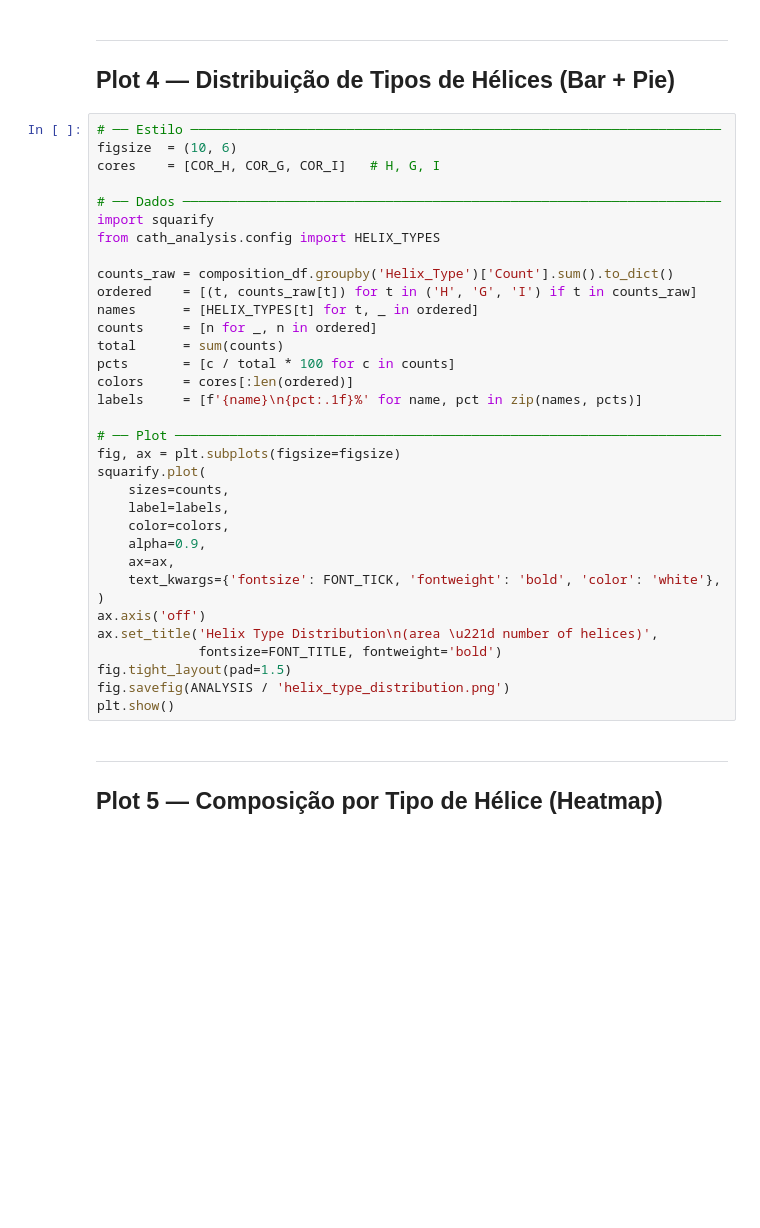
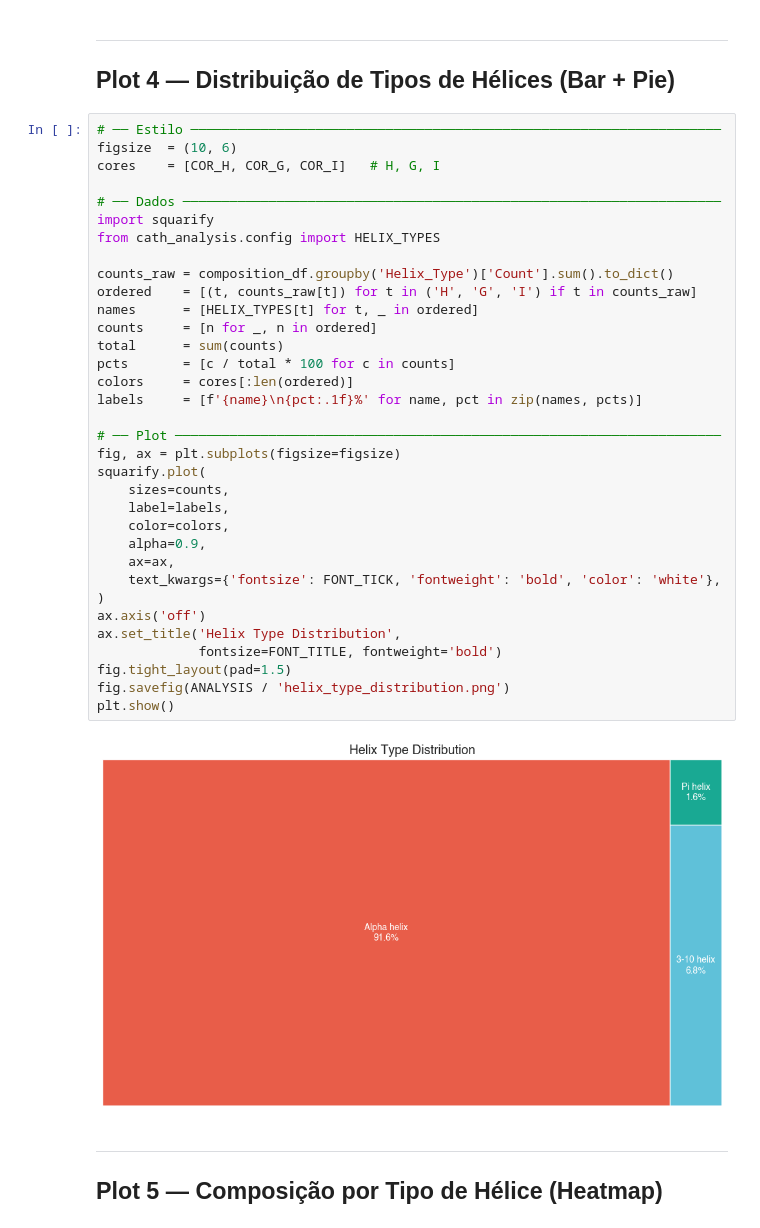
Before and after one commit to madsondeluna/evo-hex, a Jupyter notebook: plots.ipynb, the cells around one changed output. Cells and saved outputs as stored; diff of their text form; blank space fills up the shorter version.

```diff
--- a/plots.ipynb
+++ b/plots.ipynb
@@ -358,34 +370,36 @@ figsize  = (10, 6)
 cores    = [COR_H, COR_G, COR_I]   # H, G, I
 
 # ── Dados ─────────────────────────────────────────────────────────────────────
 import squarify
 from cath_analysis.config import HELIX_TYPES
 
 counts_raw = composition_df.groupby('Helix_Type')['Count'].sum().to_dict()
 ordered    = [(t, counts_raw[t]) for t in ('H', 'G', 'I') if t in counts_raw]
 names      = [HELIX_TYPES[t] for t, _ in ordered]
 counts     = [n for _, n in ordered]
 total      = sum(counts)
 pcts       = [c / total * 100 for c in counts]
 colors     = cores[:len(ordered)]
 labels     = [f'{name}\n{pct:.1f}%' for name, pct in zip(names, pcts)]
 
 # ── Plot ──────────────────────────────────────────────────────────────────────
 fig, ax = plt.subplots(figsize=figsize)
 squarify.plot(
     sizes=counts,
     label=labels,
     color=colors,
     alpha=0.9,
     ax=ax,
     text_kwargs={'fontsize': FONT_TICK, 'fontweight': 'bold', 'color': 'white'},
 )
 ax.axis('off')
-ax.set_title('Helix Type Distribution\n(area \u221d number of helices)',
+ax.set_title('Helix Type Distribution',
              fontsize=FONT_TITLE, fontweight='bold')
 fig.tight_layout(pad=1.5)
 fig.savefig(ANALYSIS / 'helix_type_distribution.png')
 plt.show()
+# %% [output]
+[figure, added]
 # %% [markdown]
 ---
 ## Plot 5 — Composição por Tipo de Hélice (Heatmap)
```
Also changed, not shown: parts of 11 cells of this notebook, 1 other file.
